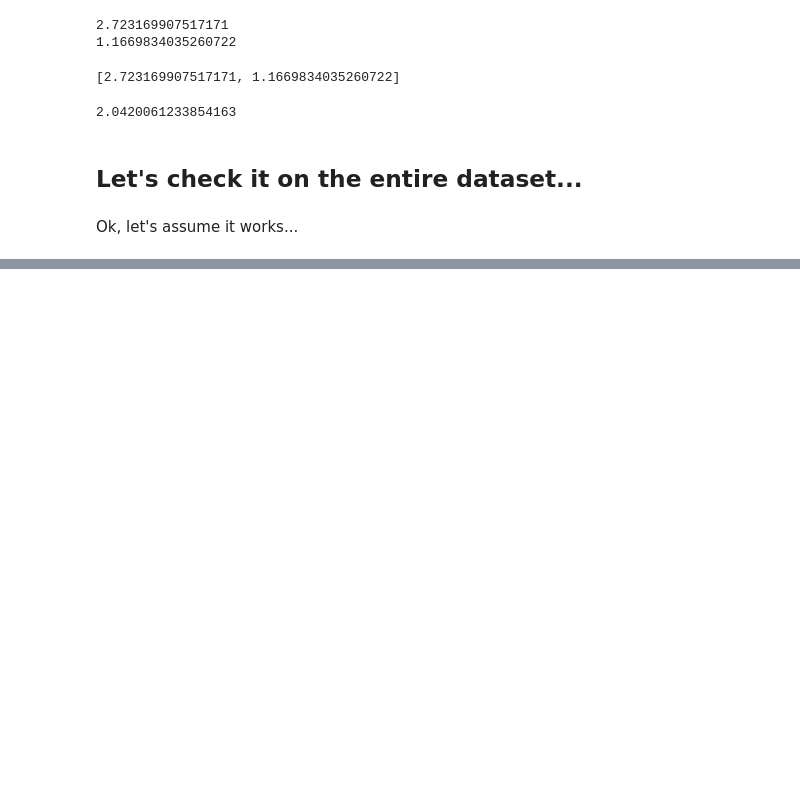
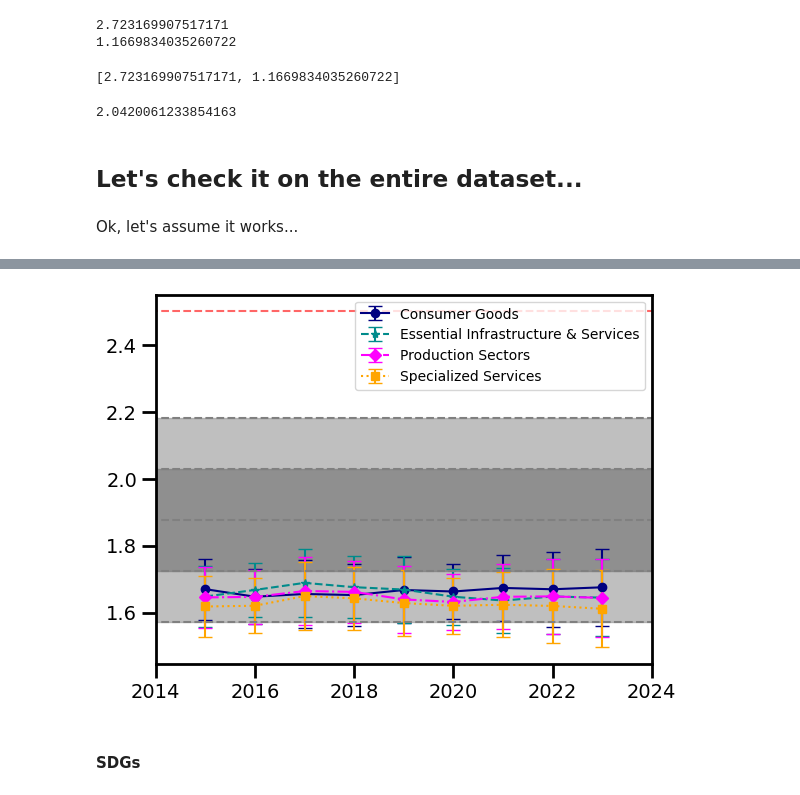
Before and after one commit to fabiosaracco/sdg_repos_advanced, a Jupyter notebook: 4_0_fa_r_vago.ipynb, the cells around one changed output, grey strips where cells are left out. Drawn from its saved outputs; the diff is of its cells as text; code cells hidden in the pictures; blank space fills up the shorter version.

```diff
--- a/4_0_fa_r_vago.ipynb
+++ b/4_0_fa_r_vago.ipynb
@@ -255,0 +320,3 @@ print('Done!')
+# %%
+fafas_texts_files=[file for file in os.listdir(BENCHMARK_FOLDER) if file.endswith('md') and file.startswith('Goal')]
+fafas_texts_files.sort()
@@ -255,0 +442,26 @@ print('Done!')
+# %%
+for agg_sec_key in agg_secs.keys():
+    agg_sec_info=agg_sec_plots[agg_sec_key]
+    index=ord(agg_sec_key)-ord('A')
+    plt.errorbar(years, avg_concr_per_sec[index], yerr=2*std_concr, label=agg_secs[agg_sec_key]['name'], **agg_sec_info, capsize=5 )
+
+plt.hlines(np.mean(wiki_concr)+2*np.std(wiki_concr), 2000, 2030, color='gray', ls='--')
+plt.hlines(np.mean(wiki_concr)+np.std(wiki_concr), 2000, 2030, color='gray', ls='--')
+plt.hlines(np.mean(wiki_concr)-np.std(wiki_concr), 2000, 2030, color='gray', ls='--')
+plt.hlines(np.mean(wiki_concr)-2*np.std(wiki_concr), 2000, 2030, color='gray', ls='--')
+plt.hlines(np.mean(wiki_concr), 2000, 2030, color='gray', ls='--')
+
+y1 = np.ones(len(range(2000, 2030)))*(np.mean(wiki_concr)-2*np.std(wiki_concr))
+y2 = np.ones(len(range(2000, 2030)))*(np.mean(wiki_concr)+2*np.std(wiki_concr))
+
+plt.fill_between(np.arange(2000, 2030), y1, y2, color="gray", alpha=0.5)
+plt.fill_between(np.arange(2000, 2030), y1+np.std(wiki_concr), y2-np.std(wiki_concr), color="gray", alpha=0.75)
+plt.hlines(2.5, 2000, 2030, color='r', ls='--', alpha=0.6)
+#plt.ylim(0,5)
+plt.xlim(2014,2024)
+plt.legend()
+plt.show()
+# %% [output]
+[figure, added]
+# %% [markdown]
+#### SDGs
```
Also changed, not shown: parts of 36 cells of this notebook, 2 other files.
